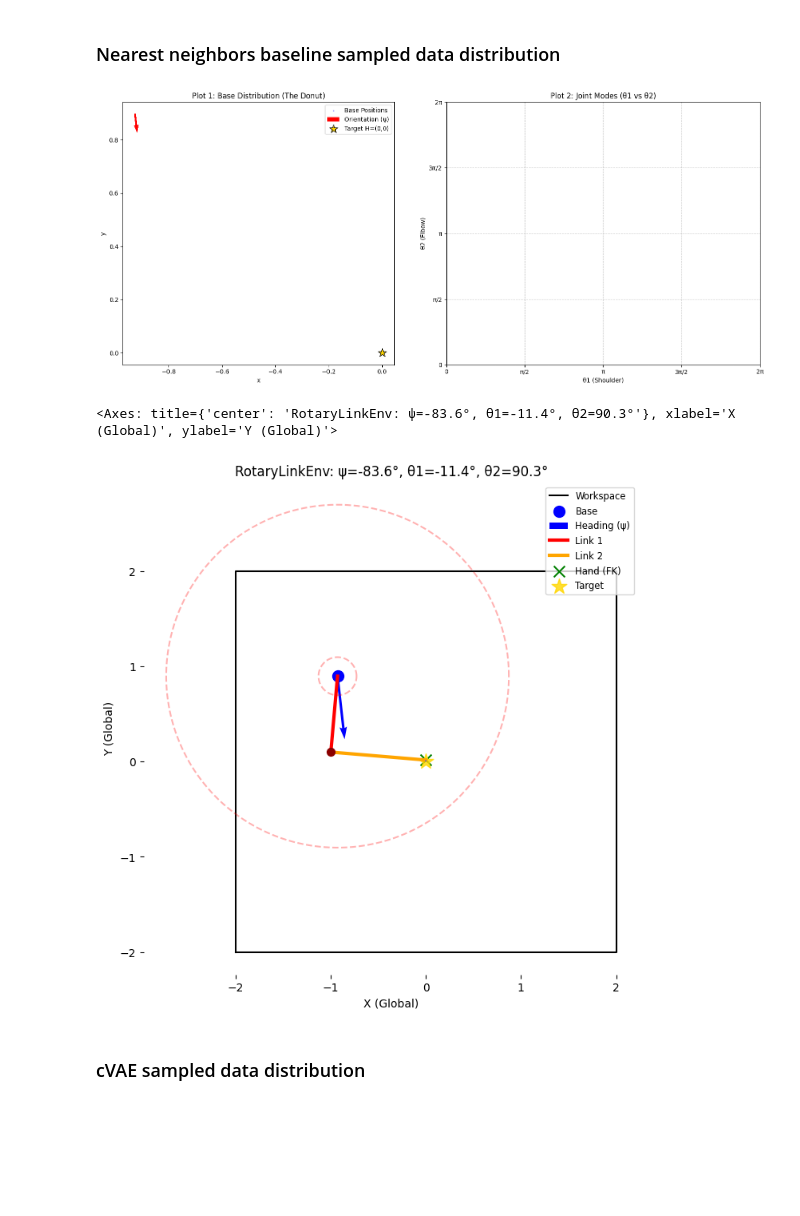
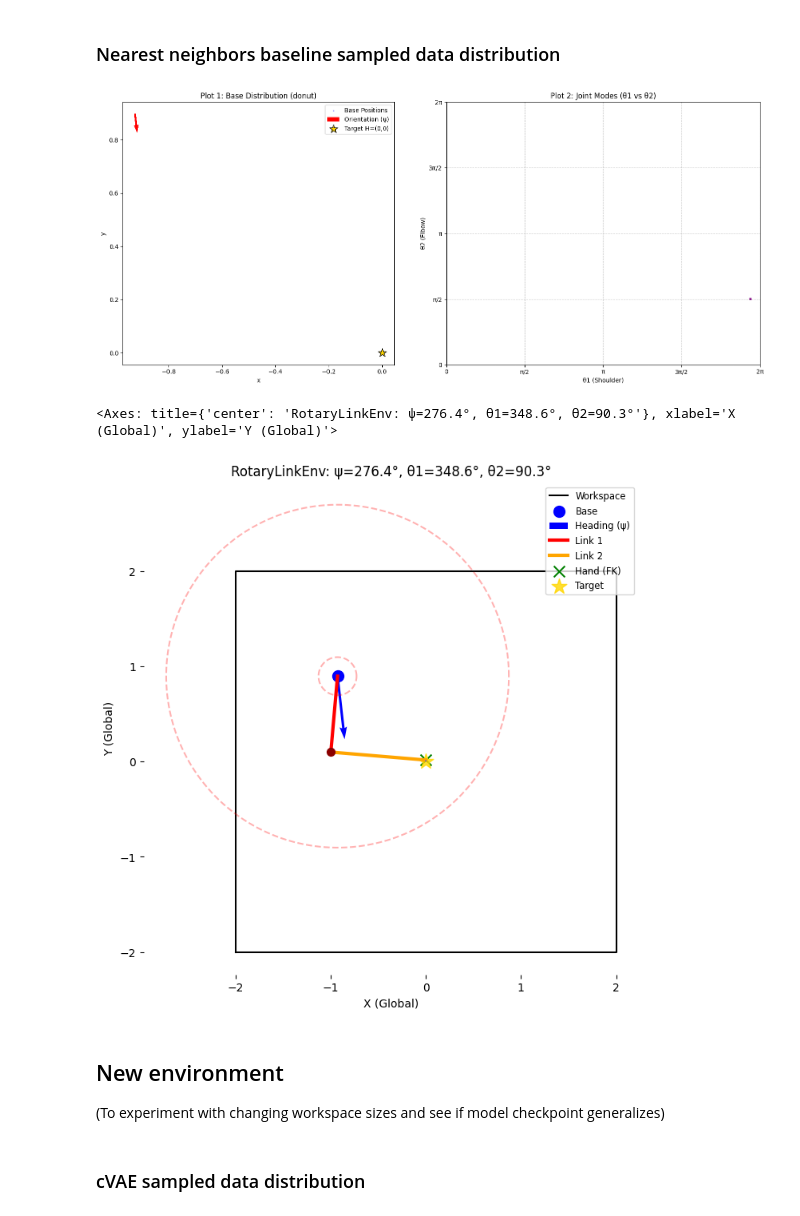
Before and after one commit to kyishanzh/reachability_tests, a Jupyter notebook: rotarylinkenv_test.ipynb, the cells around one changed output. Saved outputs shown, nothing was run; the diff lists cells and outputs as text; code cells hidden in the pictures; blank space fills up the shorter version.

```diff
--- a/rotarylinkenv_test.ipynb
+++ b/rotarylinkenv_test.ipynb
@@ -40,7 +36,7 @@ def plot_data_distribution(bx, by, psi, th1, th2):
     ax1.scatter([0], [0], marker="*", s=200, color='gold', edgecolor='black', zorder=5, label="Target H=(0,0)")
 
     ax1.set_aspect('equal')
-    ax1.set_title("Plot 1: Base Distribution (The Donut)")
+    ax1.set_title("Plot 1: Base Distribution (donut)")
     ax1.set_xlabel("x")
     ax1.set_ylabel("y")
     ax1.legend()
@@ -68,7 +64,7 @@ def plot_data_distribution(bx, by, psi, th1, th2):
 # %%
 # Data to test on
 n_samples = 2000
-H_fixed = np.zeros((n_samples, 2), dtype=np.float32)
+h_world_example = np.zeros((n_samples, 2), dtype=np.float32)
 # %% [markdown]
 ### Empirical data distribution
 # %%
@@ -89,25 +85,28 @@ plot_data_distribution(bx, by, psi, th1, th2)
 ### Nearest neighbors baseline sampled data distribution
 # %%
 import joblib
-nn_trained_model = joblib.load("outputs/model_ckpts/nn_baseline/nnbaseline_1132026.pt")
+nn_trained_model = joblib.load("outputs/model_ckpts/nn_baseline/nn_baseline_rotarylink.pt")
 
 # 1. Generate 2000 samples for a fixed target at the origin
-Q_samples = nn_trained_model.sample(H_fixed, n_samples, rng)
+Q_samples = nn_trained_model.sample(h_world_example, h_world_example, n_samples, rng)
 
 # Extract components for plotting -> Q columns: [x, y, psi, th1, th2]
 bx = Q_samples[:, :, 0]
 by = Q_samples[:, :, 1]
 psi = Q_samples[:, :, 2]
 th1 = Q_samples[:, :, 3]
 th2 = Q_samples[:, :, 4]
 
 plot_data_distribution(bx, by, psi, th1, th2)
 # %% [output]
-[figure, old version]
+[figure, new version]
 # %%
 # Plotting sampling
-Q = nn_trained_model.sample(H_fixed, 1, rng)
-env.plot(Q.flatten(), H_fixed)
+Q = nn_trained_model.sample(h_world_example, h_world_example, 1, rng)
+env.plot(Q.flatten(), h_world_example)
 # %% [output]
-<Axes: title={'center': 'RotaryLinkEnv: ψ=-83.6°, θ1=-11.4°, θ2=90.3°'}, xlabel='X (Global)', ylabel='Y (Global)'>
+<Axes: title={'center': 'RotaryLinkEnv: ψ=276.4°, θ1=348.6°, θ2=90.3°'}, xlabel='X (Global)', ylabel='Y (Global)'>
-[figure, old version]
+[figure, new version]
+# %% [markdown]
+## New environment
+(To experiment with changing workspace sizes and see if model checkpoint generalizes)
```
Also changed, not shown: parts of 8 cells of this notebook, 56 other files.
